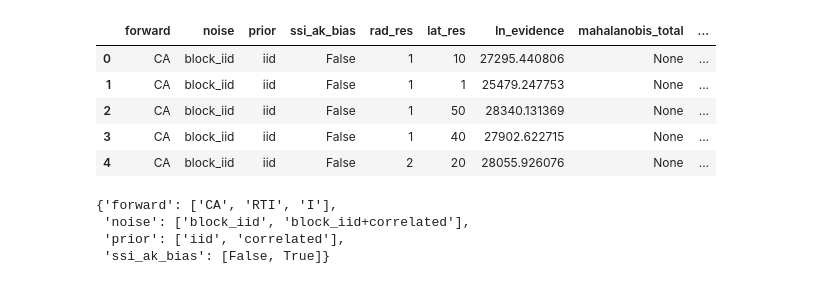
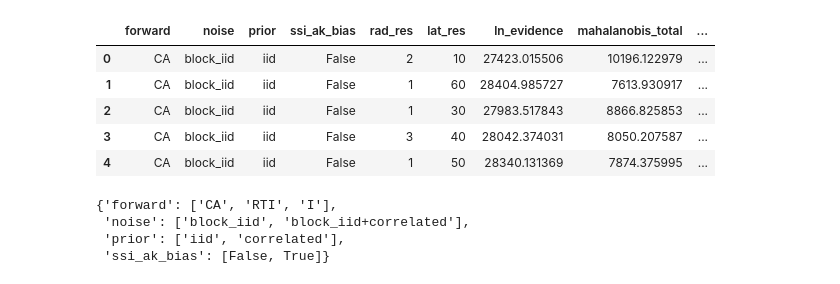
Before and after one commit to auggiemarignier/icanilg, a Jupyter notebook: notebooks/giant_experiment.ipynb, the cells around one changed output. Saved outputs shown, nothing was run; the diff lists cells and outputs as text; code cells hidden in the pictures.

Commit message:
feat: unpack summary rows into their own table

```diff
--- a/notebooks/giant_experiment.ipynb
+++ b/notebooks/giant_experiment.ipynb
@@ -22,7 +21,7 @@ from scripts.main import ROOT
 # %%
 db_path = ROOT / "outputs" / "giant_experiment" / "runs.db"
 conn = sqlite3.connect(db_path)
-raw_df = pd.read_sql("SELECT run_id, data FROM results WHERE name = 'summary'", conn, index_col="run_id")
+raw_df = pd.read_sql("SELECT * FROM summary_results", conn, index_col="run_id")
 conn.close()
 
 raw_df.head()
@@ -46,46 +45,11 @@ class RunConfig:
 
 
 @dataclass(frozen=True)
-class _RawResult:
-    ln_evidence: str | None
-    mahalanobis_total: str | None
-    mahalanobis_ssi_ak: str | None
-    mahalanobis_ssi_ak_comp: str | None
-
-
-@dataclass(frozen=True)
 class RunResult:
     ln_evidence: float
     mahalanobis_total: float | None = None
     mahalanobis_ssi_ak: float | None = None
     mahalanobis_ssi_ak_comp: float | None = None
-
-    @classmethod
-    def from_raw(cls, raw: _RawResult) -> RunResult:
-        if raw.ln_evidence is None:
-            raise ValueError("Missing log evidence")
-        else:
-            ln_Z = float(raw.ln_evidence)
-
-        def _none_or_float(v: str | None) -> float | None:
-            return v if v is None else float(v)
-
-        return cls(
-            ln_Z,
-            _none_or_float(raw.mahalanobis_total),
-            _none_or_float(raw.mahalanobis_ssi_ak),
-            _none_or_float(raw.mahalanobis_ssi_ak_comp),
-        )
-
-    @classmethod
-    def from_raw_dict(cls, d: dict[str, str]) -> RunResult:
-        raw = _RawResult(
-            d.get("ln_evidence"),
-            d.get("mahalanobis_total"),
-            d.get("mahalanobis_ssi_ak"),
-            d.get("mahalanobis_ssi_ak_comp")
-        )
-        return cls.from_raw(raw)
 
 
 def parse_run_id(run_id: str) -> RunConfig:
@@ -105,46 +69,44 @@ def parse_run_id(run_id: str) -> RunConfig:
         bits.remove("ssi_ak_bias")
 
     if len(bits) == 1:
         noise = "block_iid"
     elif len(bits) == 2:
         noise = "block_iid+correlated"
     else:
         raise ValueError("Unexpected length of run_id")
 
     return RunConfig(
         fwd_map[fwd],
         noise,
         prior_map[prior],
         ssi_ak_bias,
         int(rad_res),
         int(lat_res),
     )
 
 
-def parse_results_dict(d: dict[str, dict[str, Any]]) -> RunResult:
-    scalars = d["scalars"]
-    return RunResult.from_raw_dict(scalars)
-
-
 def parse_row(r: pd.Series) -> dict[str, Any]:
     run_id = r.name
-    raw = r.get("data", None)
-
     cfg = parse_run_id(run_id)
-    res = parse_results_dict(json.loads(raw))
+    res = RunResult(
+        ln_evidence=r["ln_evidence"],
+        mahalanobis_total=r["mahalanobis_total"],
+        mahalanobis_ssi_ak=r["mahalanobis_ssi_ak"],
+        mahalanobis_ssi_ak_comp=r["mahalanobis_ssi_ak_comp"],
+    )
     return asdict(cfg) | asdict(res)
 
 
 df = pd.DataFrame(raw_df.apply(parse_row, axis=1).values.tolist())
 
 df.head()
 # %% [output]
 |  | forward | noise | prior | ssi_ak_bias | rad_res | lat_res | ln_evidence | mahalanobis_total | ... |
-| 0 | CA | block_iid | iid | False | 1 | 10 | 27295.440806 | None | ... |
-| 1 | CA | block_iid | iid | False | 1 | 1 | 25479.247753 | None | ... |
-| 2 | CA | block_iid | iid | False | 1 | 50 | 28340.131369 | None | ... |
-| 3 | CA | block_iid | iid | False | 1 | 40 | 27902.622715 | None | ... |
-| 4 | CA | block_iid | iid | False | 2 | 20 | 28055.926076 | None | ... |
+| 0 | CA | block_iid | iid | False | 2 | 10 | 27423.015506 | 10196.122979 | ... |
+| 1 | CA | block_iid | iid | False | 1 | 60 | 28404.985727 | 7613.930917 | ... |
+| 2 | CA | block_iid | iid | False | 1 | 30 | 27983.517843 | 8866.825853 | ... |
+| 3 | CA | block_iid | iid | False | 3 | 40 | 28042.374031 | 8050.207587 | ... |
+| 4 | CA | block_iid | iid | False | 1 | 50 | 28340.131369 | 7874.375995 | ... |
 # %%
 cfg_options = {
     k: df[k].unique().tolist() for k in ["forward", "noise", "prior", "ssi_ak_bias"]
```
Also changed, not shown: parts of 7 cells of this notebook, 1 other file.
